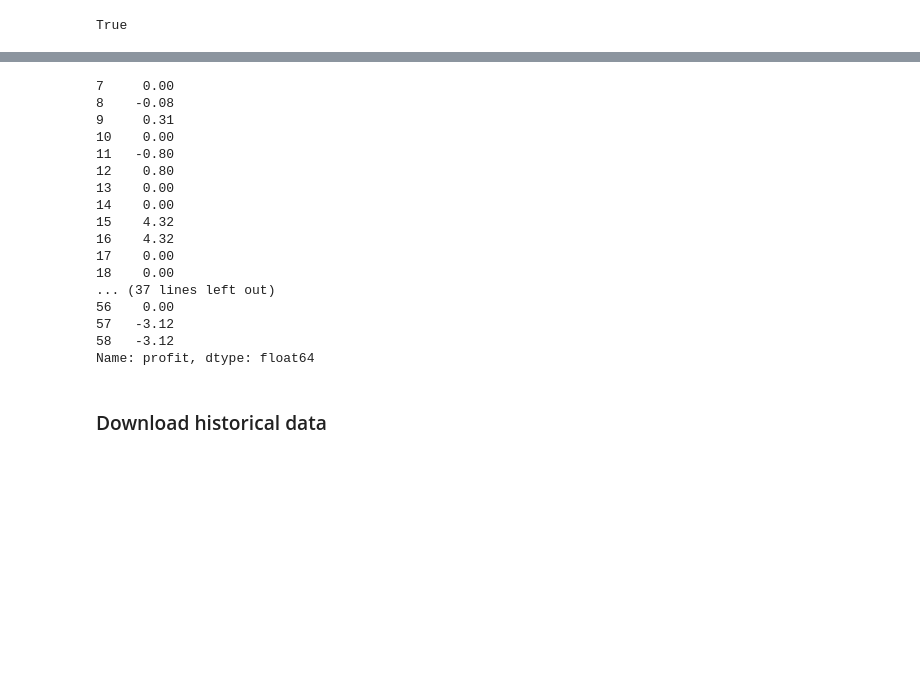
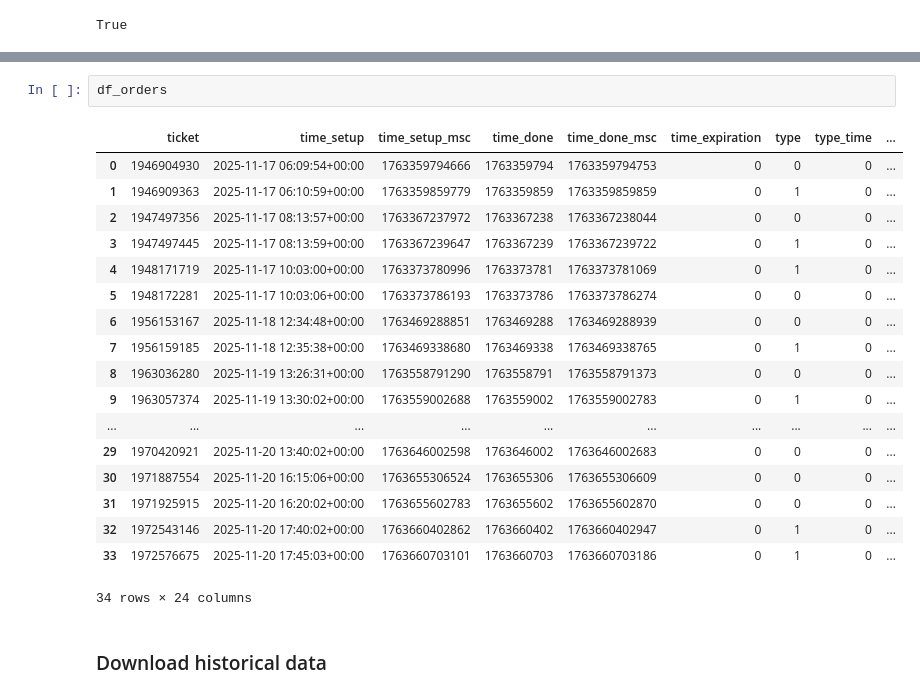
Before and after one commit to Dirkie8/trade-optimizer, a Jupyter notebook: Calculate_lot_size.ipynb, the cells around one changed output, grey strips where cells are left out. Cells and saved outputs as stored; diff of their text form; blank space fills up the shorter version.

```diff
--- a/Calculate_lot_size.ipynb
+++ b/Calculate_lot_size.ipynb
@@ -155,22 +178,24 @@ df_pnl = df_deals[df_deals['time'] > "2025-11-18 12:30:00+00:00"][['time', 'prof
 # %%
+df_orders
 # %% [output]
+|  | ticket | time_setup | time_setup_msc | time_done | time_done_msc | time_expiration | type | type_time | ... |
+| 0 | 1946904930 | 2025-11-17 06:09:54+00:00 | 1763359794666 | 1763359794 | 1763359794753 | 0 | 0 | 0 | ... |
+| 1 | 1946909363 | 2025-11-17 06:10:59+00:00 | 1763359859779 | 1763359859 | 1763359859859 | 0 | 1 | 0 | ... |
+| 2 | 1947497356 | 2025-11-17 08:13:57+00:00 | 1763367237972 | 1763367238 | 1763367238044 | 0 | 0 | 0 | ... |
+| 3 | 1947497445 | 2025-11-17 08:13:59+00:00 | 1763367239647 | 1763367239 | 1763367239722 | 0 | 1 | 0 | ... |
+| 4 | 1948171719 | 2025-11-17 10:03:00+00:00 | 1763373780996 | 1763373781 | 1763373781069 | 0 | 1 | 0 | ... |
+| 5 | 1948172281 | 2025-11-17 10:03:06+00:00 | 1763373786193 | 1763373786 | 1763373786274 | 0 | 0 | 0 | ... |
+| 6 | 1956153167 | 2025-11-18 12:34:48+00:00 | 1763469288851 | 1763469288 | 1763469288939 | 0 | 0 | 0 | ... |
+| 7 | 1956159185 | 2025-11-18 12:35:38+00:00 | 1763469338680 | 1763469338 | 1763469338765 | 0 | 1 | 0 | ... |
+| 8 | 1963036280 | 2025-11-19 13:26:31+00:00 | 1763558791290 | 1763558791 | 1763558791373 | 0 | 0 | 0 | ... |
+| 9 | 1963057374 | 2025-11-19 13:30:02+00:00 | 1763559002688 | 1763559002 | 1763559002783 | 0 | 1 | 0 | ... |
+| ... | ... | ... | ... | ... | ... | ... | ... | ... | ... |
+| 29 | 1970420921 | 2025-11-20 13:40:02+00:00 | 1763646002598 | 1763646002 | 1763646002683 | 0 | 0 | 0 | ... |
+| 30 | 1971887554 | 2025-11-20 16:15:06+00:00 | 1763655306524 | 1763655306 | 1763655306609 | 0 | 0 | 0 | ... |
+| 31 | 1971925915 | 2025-11-20 16:20:02+00:00 | 1763655602783 | 1763655602 | 1763655602870 | 0 | 0 | 0 | ... |
+| 32 | 1972543146 | 2025-11-20 17:40:02+00:00 | 1763660402862 | 1763660402 | 1763660402947 | 0 | 1 | 0 | ... |
+| 33 | 1972576675 | 2025-11-20 17:45:03+00:00 | 1763660703101 | 1763660703 | 1763660703186 | 0 | 1 | 0 | ... |
-7     0.00
-8    -0.08
-9     0.31
-10    0.00
-11   -0.80
-12    0.80
-13    0.00
-14    0.00
-15    4.32
-16    4.32
-17    0.00
-18    0.00
-... (37 lines left out)
-56    0.00
-57   -3.12
-58   -3.12
-Name: profit, dtype: float64
+34 rows × 24 columns
 # %% [markdown]
 ### Download historical data
 # %%
```
Also changed, not shown: parts of 2 cells of this notebook, 7 other files.
